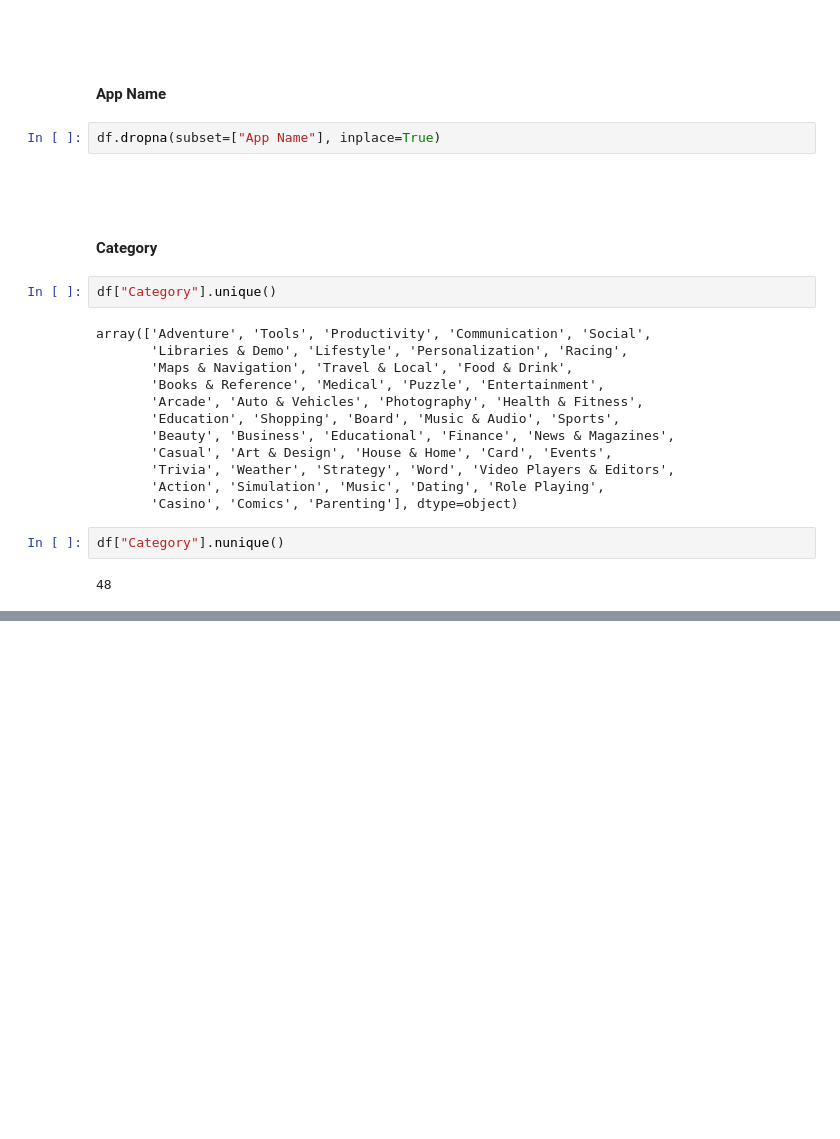
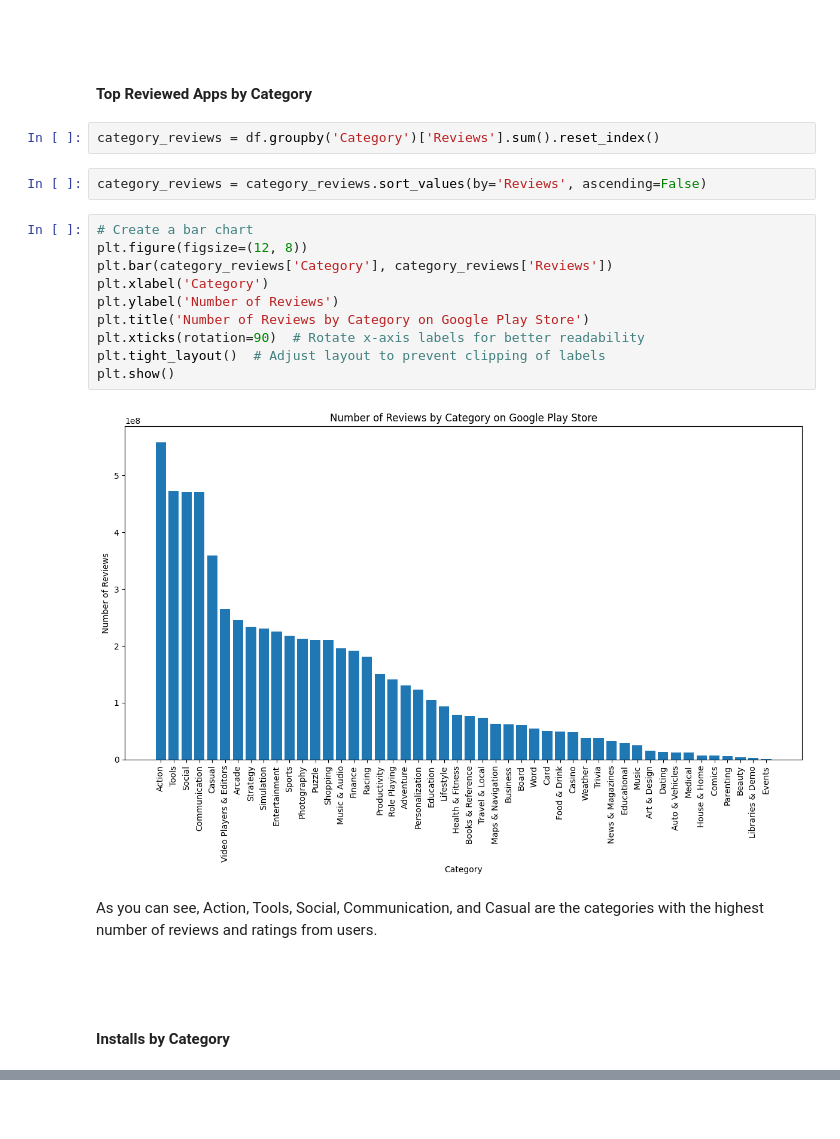
Before and after one commit to kalpitb210/google-play-store-apps-analysis, a Jupyter notebook: google_play_store_dataset_analysis.ipynb, the cells around one changed output, grey strips where cells are left out. Saved outputs shown, nothing was run; the diff lists cells and outputs as text; blank space fills up the shorter version.

```diff
--- a/google_play_store_dataset_analysis.ipynb
+++ b/google_play_store_dataset_analysis.ipynb
@@ -185,28 +89,26 @@ No Duplicate Rows in Dataset
 # %% [markdown]
 ####
-# %% [markdown]
-#### App Name
-# %%
-df.dropna(subset=["App Name"], inplace=True)
+# %% [markdown]
+#### Top Reviewed Apps by Category
+# %%
+category_reviews = df.groupby('Category')['Reviews'].sum().reset_index()
+# %%
+category_reviews = category_reviews.sort_values(by='Reviews', ascending=False)
+# %%
+# Create a bar chart
+plt.figure(figsize=(12, 8))
+plt.bar(category_reviews['Category'], category_reviews['Reviews'])
+plt.xlabel('Category')
+plt.ylabel('Number of Reviews')
+plt.title('Number of Reviews by Category on Google Play Store')
+plt.xticks(rotation=90)  # Rotate x-axis labels for better readability
+plt.tight_layout()  # Adjust layout to prevent clipping of labels
+plt.show()
+# %% [output]
+[figure, added]
+# %% [markdown]
+As you can see, Action, Tools, Social, Communication, and Casual are the categories with the highest number of reviews and ratings from users.
 # %% [markdown]
 ####
 # %% [markdown]
-#### Category
+#### Installs by Category
-# %%
-df["Category"].unique()
-# %% [output]
-array(['Adventure', 'Tools', 'Productivity', 'Communication', 'Social',
-       'Libraries & Demo', 'Lifestyle', 'Personalization', 'Racing',
-       'Maps & Navigation', 'Travel & Local', 'Food & Drink',
-       'Books & Reference', 'Medical', 'Puzzle', 'Entertainment',
-       'Arcade', 'Auto & Vehicles', 'Photography', 'Health & Fitness',
-       'Education', 'Shopping', 'Board', 'Music & Audio', 'Sports',
-       'Beauty', 'Business', 'Educational', 'Finance', 'News & Magazines',
-       'Casual', 'Art & Design', 'House & Home', 'Card', 'Events',
-       'Trivia', 'Weather', 'Strategy', 'Word', 'Video Players & Editors',
-       'Action', 'Simulation', 'Music', 'Dating', 'Role Playing',
-       'Casino', 'Comics', 'Parenting'], dtype=object)
-# %%
-df["Category"].nunique()
-# %% [output]
-48
```
Also changed, not shown: parts of 142 cells of this notebook, 2 other files.
